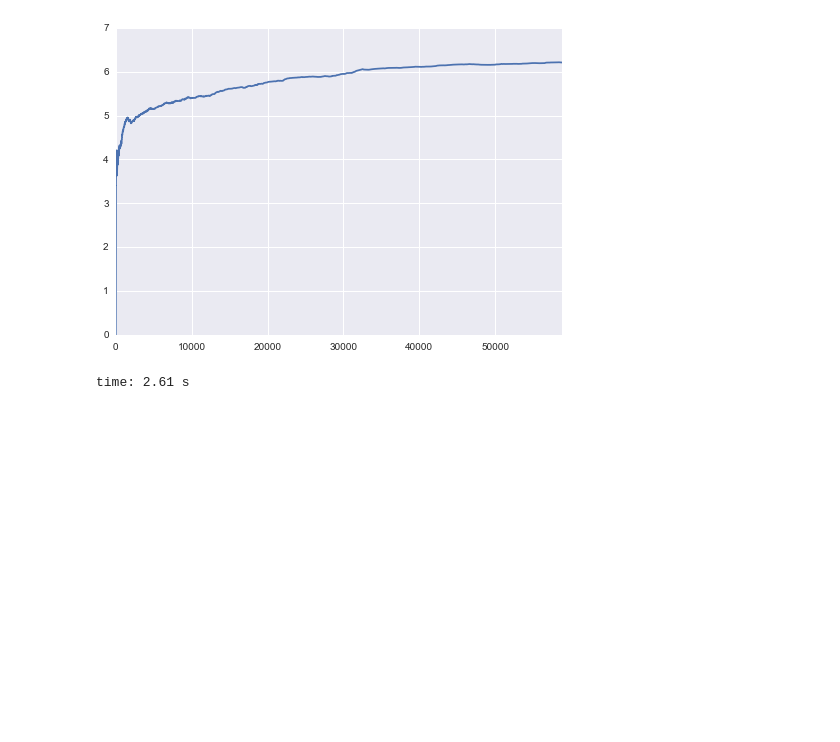
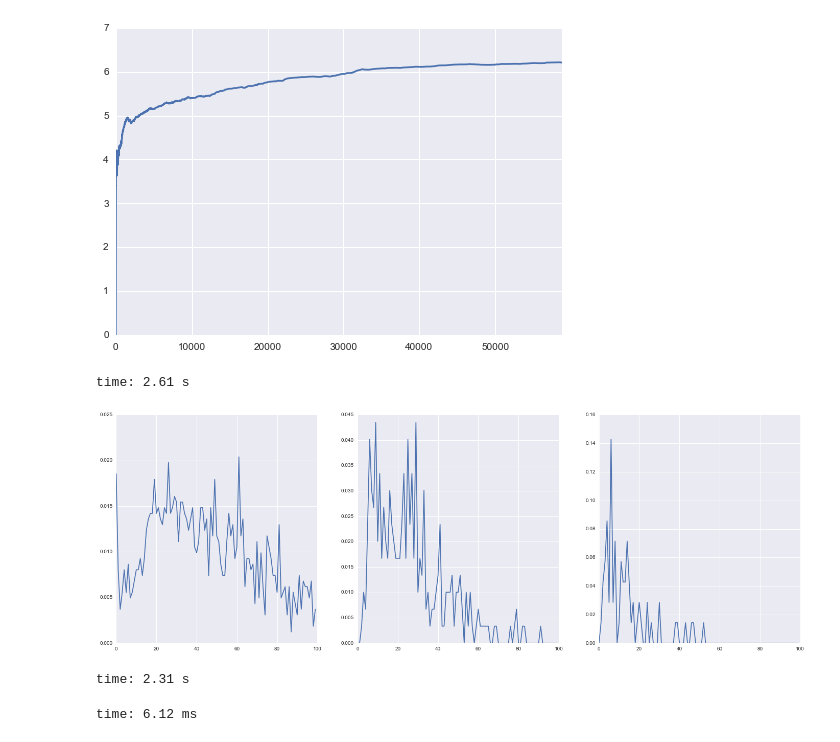
Before and after one commit to jlorince/MusicForaging, a Jupyter notebook: notebooks/my_listening.ipynb, the cells around one changed output. Saved outputs shown, nothing was run; the diff lists cells and outputs as text; code cells hidden in the pictures; blank space fills up the shorter version.

```diff
--- a/notebooks/my_listening.ipynb
+++ b/notebooks/my_listening.ipynb
@@ -762,3 +762,21 @@ countsByIndex[list(vc[:100].index)].apply(lambda row: entropy(row,base=2.),axis=
 <matplotlib.axes._subplots.AxesSubplot at 0x...>
 [figure]
 time: 2.61 s
+# %%
+fig,axes = plt.subplots(1,3,figsize=(24,8))
+for i,method in enumerate(('D','W','M')):
+    blocks = test.set_index('ts')['features'].resample(method).aggregate(lambda ser: np.nanmean(np.vstack(ser.values),axis=0) if len(ser)>0 else np.repeat(np.nan,190))
+    blocks = pd.DataFrame({'centroid':blocks})
+    blocks['prev'] = blocks.shift(1)
+    vals = np.histogram(blocks.apply(lambda row: cos_nan(row['centroid'],row['prev']),axis=1).dropna(),bins=np.arange(0,1.01,.01))[0]
+    vals = vals / float(vals.sum())
+    axes[i].plot(vals)
+# %% [output]
+[figure, added]
+time: 2.31 s
+# %%
+#blocks['prev'] = blocks.shift(1)
+blocks = pd.DataFrame({'centroid':blocks})
+blocks['prev'] = blocks.shift(1)
+# %% [output]
+time: 6.12 ms
```
Also changed, not shown: parts of 1 cell of this notebook, 6 other files.
